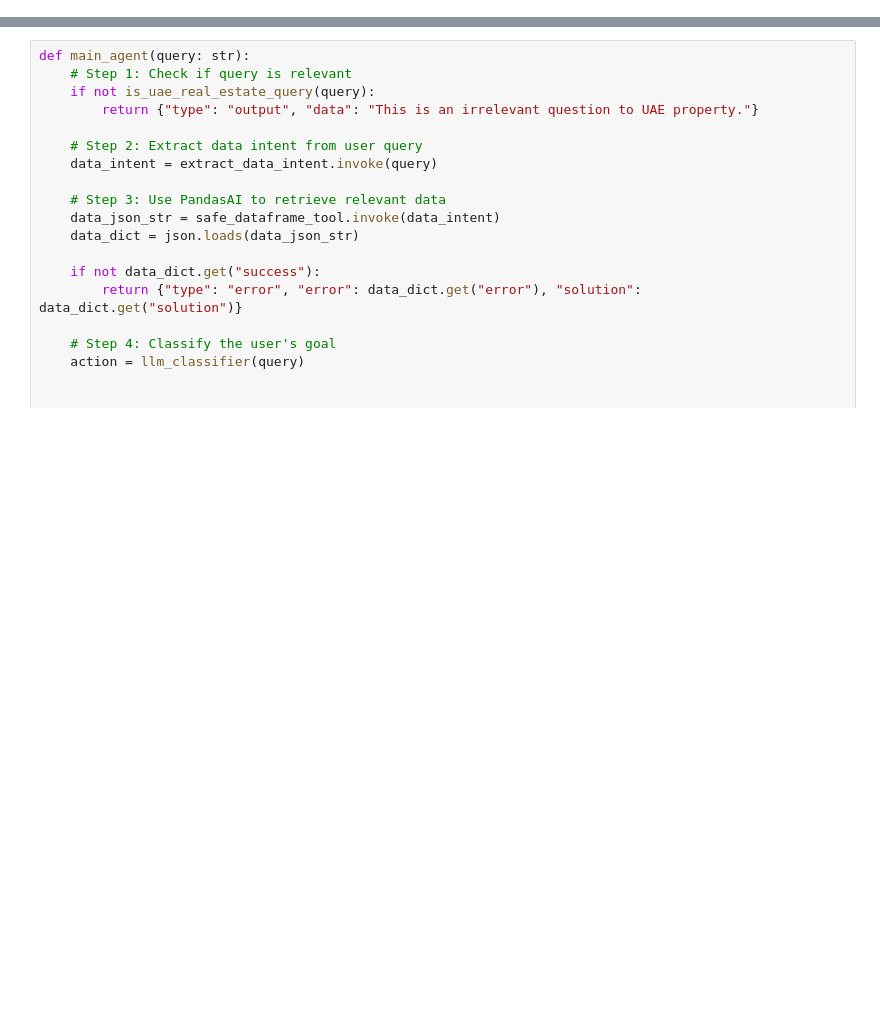
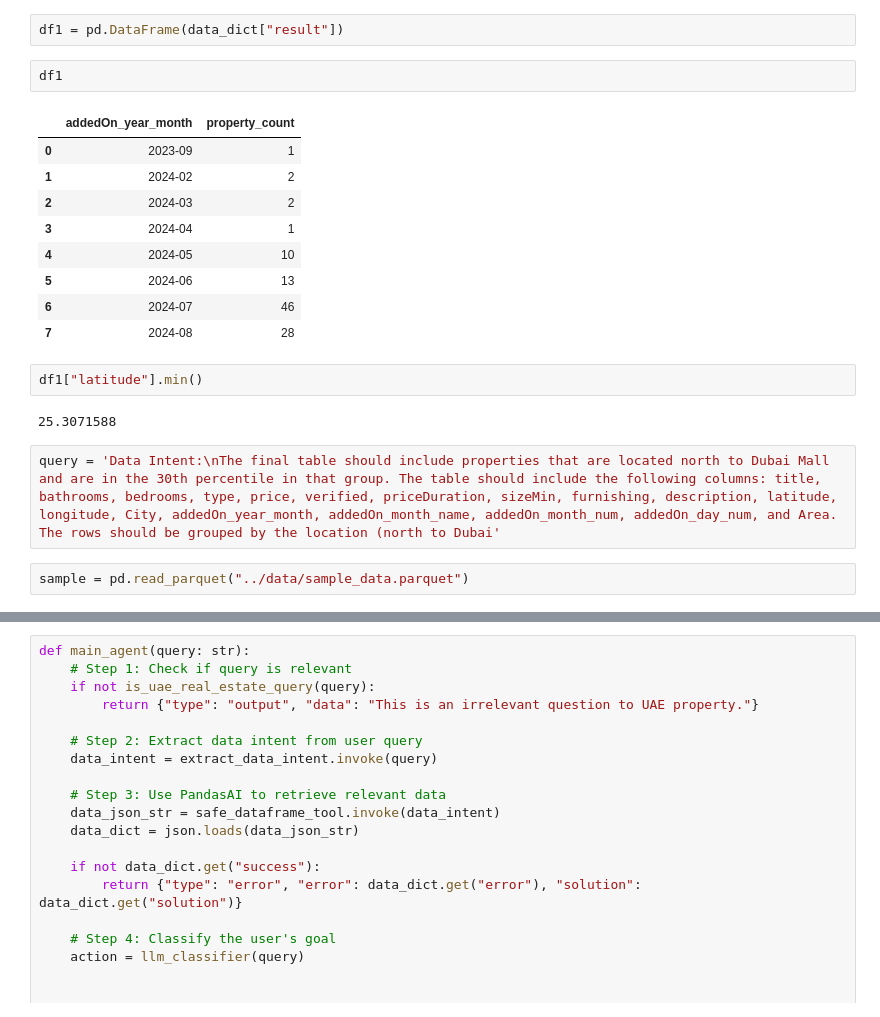
Before and after one commit to SergAnuf/AI_DUBAI_CRYPTO_CLOUD, a Jupyter notebook: notebooks/agent_with_tools.ipynb, the cells around one changed output, grey strips where cells are left out. Saved outputs shown, nothing was run; the diff lists cells and outputs as text; blank space fills up the shorter version.

```diff
--- a/notebooks/agent_with_tools.ipynb
+++ b/notebooks/agent_with_tools.ipynb
@@ -40,0 +148,22 @@ create_plotly_code(viz_input)
+# %%
+df1 = pd.DataFrame(data_dict["result"])
+# %%
+df1
+# %% [output]
+|  | addedOn_year_month | property_count |
+| 0 | 2023-09 | 1 |
+| 1 | 2024-02 | 2 |
+| 2 | 2024-03 | 2 |
+| 3 | 2024-04 | 1 |
+| 4 | 2024-05 | 10 |
+| 5 | 2024-06 | 13 |
+| 6 | 2024-07 | 46 |
+| 7 | 2024-08 | 28 |
+# %%
+df1["latitude"].min()
+# %% [output]
+25.3071588
+# %%
+query = 'Data Intent:\nThe final table should include properties that are located north to Dubai Mall and are in the 30th percentile in that group. The table should include the following columns: title, bathrooms, bedrooms, type, price, verified, priceDuration, sizeMin, furnishing, description, latitude, longitude, City, addedOn_year_month, addedOn_month_name, addedOn_month_num, addedOn_day_num, and Area. The rows should be grouped by the location (north to Dubai'
+# %%
+sample = pd.read_parquet("../data/sample_data.parquet")
```
Also changed, not shown: parts of 43 cells of this notebook, 11 other files.
